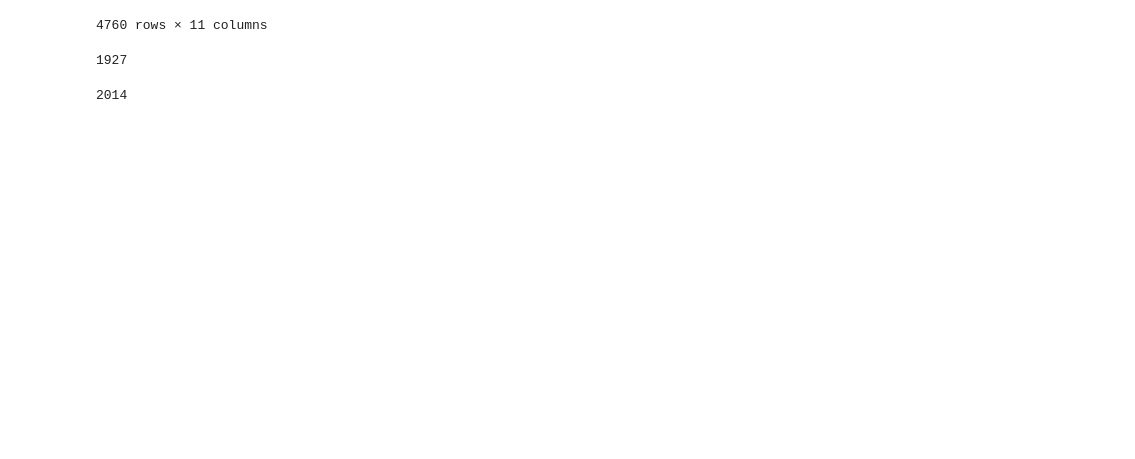
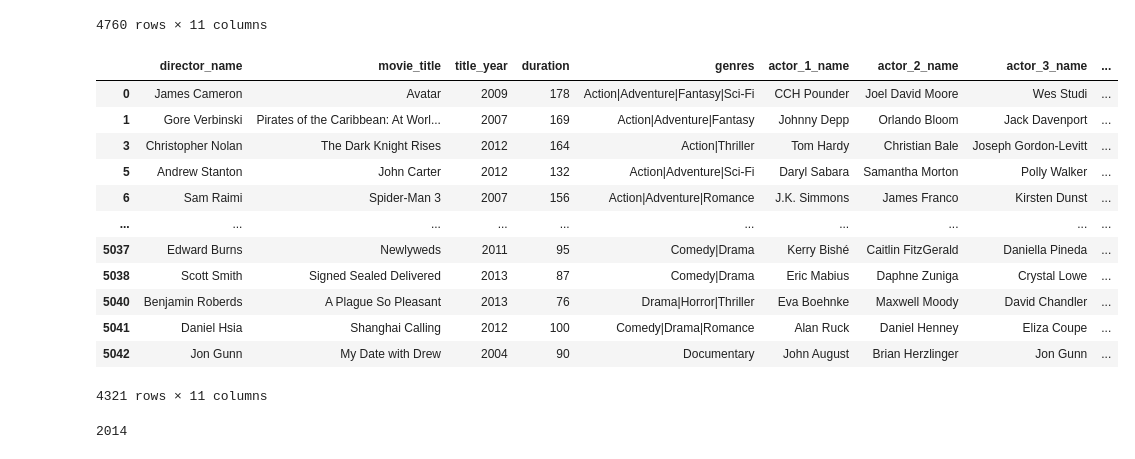
Before and after one commit to seanhoffman76/ETL_Project, a Jupyter notebook: imdb_data.ipynb, the cells around one changed output. Cells and saved outputs as stored; diff of their text form; code cells hidden in the pictures; blank space fills up the shorter version.

Commit message:
removed movies before 1970

```diff
--- a/imdb_data.ipynb
+++ b/imdb_data.ipynb
@@ -124,10 +124,22 @@ See the caveats in the documentation: http://pandas.pydata.org/pandas-docs/stabl
 4760 rows × 11 columns
 # %%
 #exclude movies made before 1926 and after 2015
-imdb_df3 = imdb_df2[(imdb_df2.title_year < 2015) & (imdb_df2.title_year > 1926)]
-imdb_df3.title_year.min()
+imdb_df3 = imdb_df2[(imdb_df2.title_year < 2015) & (imdb_df2.title_year >= 1970)]
+imdb_df3
 # %% [output]
+|  | director_name | movie_title | title_year | duration | genres | actor_1_name | actor_2_name | actor_3_name | ... |
+| 0 | James Cameron | Avatar | 2009 | 178 | Action|Adventure|Fantasy|Sci-Fi | CCH Pounder | Joel David Moore | Wes Studi | ... |
+| 1 | Gore Verbinski | Pirates of the Caribbean: At Worl... | 2007 | 169 | Action|Adventure|Fantasy | Johnny Depp | Orlando Bloom | Jack Davenport | ... |
+| 3 | Christopher Nolan | The Dark Knight Rises | 2012 | 164 | Action|Thriller | Tom Hardy | Christian Bale | Joseph Gordon-Levitt | ... |
+| 5 | Andrew Stanton | John Carter | 2012 | 132 | Action|Adventure|Sci-Fi | Daryl Sabara | Samantha Morton | Polly Walker | ... |
+| 6 | Sam Raimi | Spider-Man 3 | 2007 | 156 | Action|Adventure|Romance | J.K. Simmons | James Franco | Kirsten Dunst | ... |
+| ... | ... | ... | ... | ... | ... | ... | ... | ... | ... |
+| 5037 | Edward Burns | Newlyweds | 2011 | 95 | Comedy|Drama | Kerry Bishé | Caitlin FitzGerald | Daniella Pineda | ... |
+| 5038 | Scott Smith | Signed Sealed Delivered | 2013 | 87 | Comedy|Drama | Eric Mabius | Daphne Zuniga | Crystal Lowe | ... |
+| 5040 | Benjamin Roberds | A Plague So Pleasant | 2013 | 76 | Drama|Horror|Thriller | Eva Boehnke | Maxwell Moody | David Chandler | ... |
+| 5041 | Daniel Hsia | Shanghai Calling | 2012 | 100 | Comedy|Drama|Romance | Alan Ruck | Daniel Henney | Eliza Coupe | ... |
+| 5042 | Jon Gunn | My Date with Drew | 2004 | 90 | Documentary | John August | Brian Herzlinger | Jon Gunn | ... |
-1927
+4321 rows × 11 columns
 # %%
 # use min/max line to confirm year filter worked
 imdb_df3.title_year.max()
```
Also changed, not shown: parts of 3 cells of this notebook, 1 other file.
